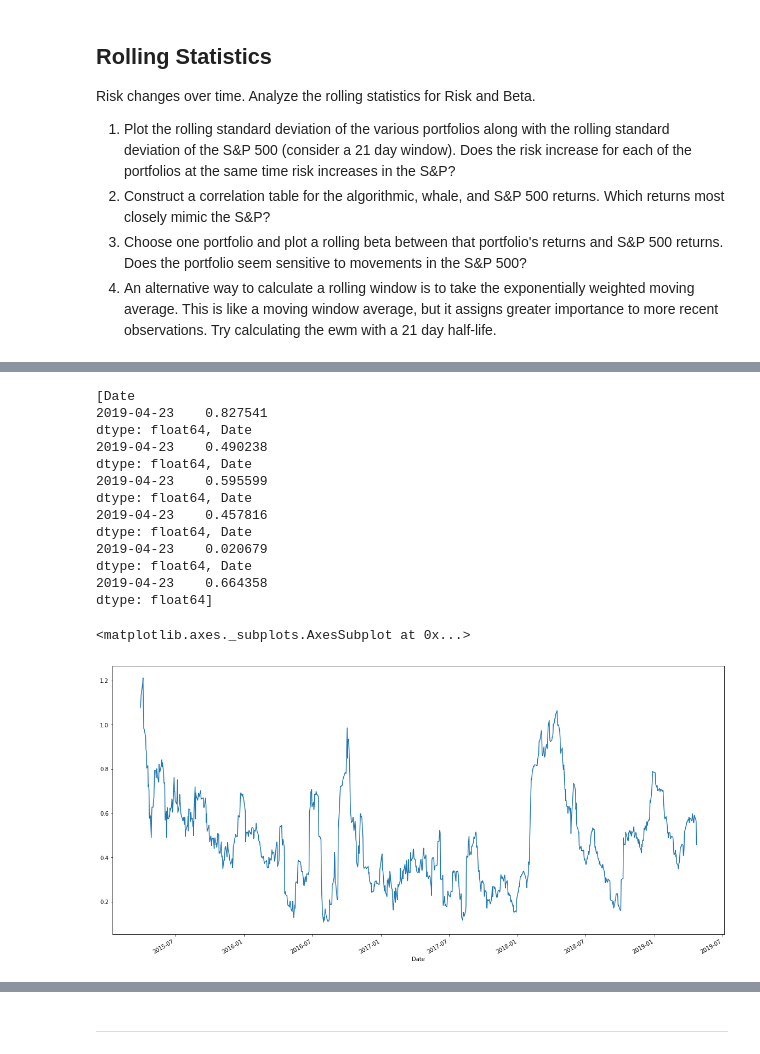
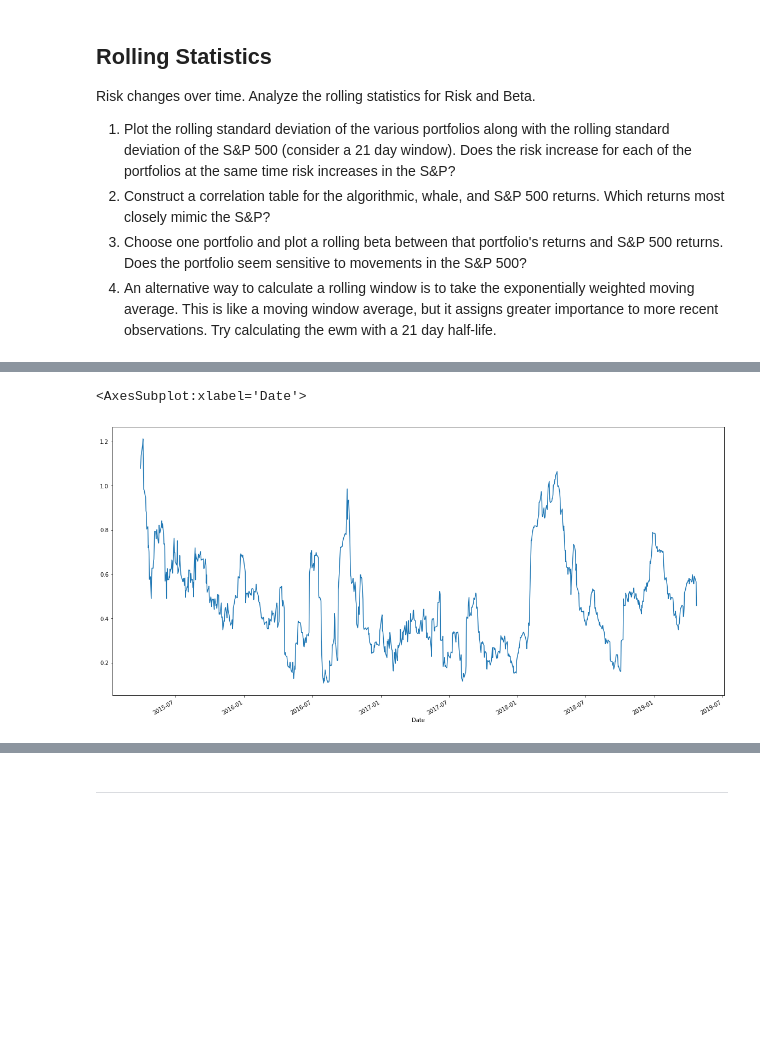
Before and after one commit to drg-developer-2-GWFinTech-Homeworks/homework-3, a Jupyter notebook: whale_analysis.ipynb, the cells around one changed output, grey strips where cells are left out. Drawn from its saved outputs; the diff is of its cells as text; code cells hidden in the pictures; blank space fills up the shorter version.

```diff
--- a/whale_analysis.ipynb
+++ b/whale_analysis.ipynb
@@ -296,65 +295,16 @@ Algo 2 has the highest correlation with S&P 500.
 | Algo 1 | 0.321211 | 0.268840 | 0.164387 | 0.292033 | 1.000000 | 0.288243 | ... |
 | Algo 2 | 0.826873 | 0.678152 | 0.507414 | 0.688082 | 0.288243 | 1.000000 | ... |
 | S&P 500 | 0.837864 | 0.669732 | 0.623946 | 0.751371 | 0.279494 | 0.858764 | ... |
-# %%
-# Calculate Beta for a single portfolio compared to the total market (S&P 500)
-# (Your graph may differ, dependent upon which portfolio you are comparing)
-
-window_size=21
-
-#covariance_soros = daily_returns["SOROS FUND MANAGEMENT LLC"].rolling(window = window_size).cov(daily_returns["S&P 500"])
-#covariance_paulson = daily_returns["PAULSON & CO.INC. "].rolling(window = window_size).cov(daily_returns["S&P 500"])
-#covariance_tiger = daily_returns["TIGER GLOBAL MANAGEMENT LLC"].rolling(window = window_size).cov(daily_returns["S&P 500"])
-covariance_berkshire = daily_returns["BERKSHIRE HATHAWAY INC"].rolling(window = window_size).cov(daily_returns["S&P 500"])
-#covariance_algo1 = daily_returns["Algo 1"].rolling(window = window_size).cov(daily_returns["S&P 500"])
-#covariance_algo2 = daily_returns["Algo 2"].rolling(window = window_size).cov(daily_returns["S&P 500"])
-
-#variance_soros = daily_returns["SOROS FUND MANAGEMENT LLC"].rolling(window = window_size).var()
-#variance_paulson = daily_returns["PAULSON & CO.INC. "].rolling(window = window_size).var()
-#variance_tiger = daily_returns["TIGER GLOBAL MANAGEMENT LLC"].rolling(window = window_size).var()
-variance_berkshire = daily_returns["BERKSHIRE HATHAWAY INC"].rolling(window = window_size).var()
-#variance_algo1 = daily_returns["Algo 1"].rolling(window = window_size).var()
-#variance_algo2 = daily_returns["Algo 2"].rolling(window = window_size).var()
-
-#beta_soros = covariance_soros / variance_soros
-#beta_paulson = covariance_paulson / variance_paulson
-#beta_tiger = covariance_tiger / variance_tiger
-beta_berkshire = covariance_berkshire / variance_berkshire
-#beta_algo1 = covariance_algo1 / variance_algo1
-#beta_algo2 = covariance_algo2 / variance_algo2
-
-print([beta_soros.tail(1), beta_paulson.tail(1), beta_tiger.tail(1), beta_berkshire.tail(1), beta_algo1.tail(1), beta_algo2.tail(1) ])
-
-#ax = beta_soros.plot(kind='line', figsize=(20, 10))
-#beta_paulson.plot(kind='line', figsize=(20, 10), ax = ax)
-#beta_tiger.plot(kind='line', figsize=(20, 10))
-beta_berkshire.plot(kind='line', figsize=(20, 10))
-#beta_algo1.plot(kind='line', figsize=(20, 10), ax = ax)
-#beta_algo2.plot(kind='line', figsize=(20, 10), ax = ax)
-
-# TODO incorrect results.
-
-# (just Berkshire)
-#covariance_berkshire = daily_returns["BERKSHIRE HATHAWAY INC"].rolling(window = 21).cov(daily_returns["S&P 500"])
-#variance_berkshire = daily_returns["BERKSHIRE HATHAWAY INC"].rolling(window = 21).var()
-#beta_berkshire = covariance_berkshire / variance_berkshire
-#beta_berkshire.plot(kind='line', figsize=(20, 10))
-# %% [output]
-[Date
-2019-04-23    0.827541
-dtype: float64, Date
-2019-04-23    0.490238
-dtype: float64, Date
-2019-04-23    0.595599
-dtype: float64, Date
-2019-04-23    0.457816
-dtype: float64, Date
-2019-04-23    0.020679
-dtype: float64, Date
-2019-04-23    0.664358
-dtype: float64]
-<matplotlib.axes._subplots.AxesSubplot at 0x...>
-[figure, removed]
+# %%
+# Calculate Beta for a single portfolio compared to the total market (S&P 500)
+# (Your graph may differ, dependent upon which portfolio you are comparing)
+covariance_berkshire = daily_returns["BERKSHIRE HATHAWAY INC"].rolling(window = 21).cov(daily_returns["S&P 500"])
+variance_berkshire = daily_returns["BERKSHIRE HATHAWAY INC"].rolling(window = 21).var()
+beta_berkshire = covariance_berkshire / variance_berkshire
+beta_berkshire.plot(kind='line', figsize=(20, 10))
+# %% [output]
+<AxesSubplot:xlabel='Date'>
+[figure, added]
 # %%
 # Calculate a rolling window using the exponentially weighted moving average.
 # Calculate Beta for a single portfolio compared to the total market (S&P 500)
```
Also changed, not shown: parts of 20 cells of this notebook, 10 other files.
